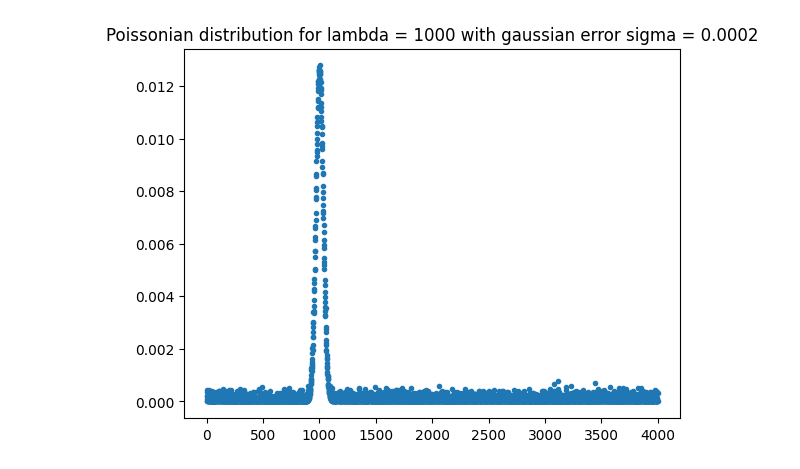
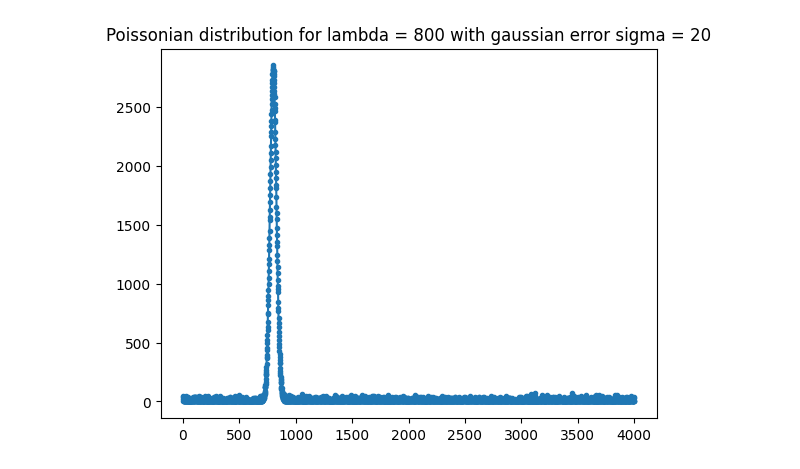
Before and after one commit to felixfisc/qBounce_turbine_sweetspot, a Jupyter notebook: learning_poisson_distribution.ipynb, the cells around one changed output. Drawn from its saved outputs; the diff is of its cells as text; code cells hidden in the pictures.

Commit message:
emulating poisson signal in the order of measured signal

```diff
--- a/learning_poisson_distribution.ipynb
+++ b/learning_poisson_distribution.ipynb
@@ -1,15 +1,17 @@
 # %%
 # play around with poissonian
 import numpy as np
-import math
+import pandas as pd
 from matplotlib import pyplot as plt
 from scipy.special import factorial
 
+from tof_helper_functions.tof_framework import RawTOFPointList, RebinnedTOFPointList, RawTOFPoint, RebinnedTOFPoint
+
 n = 4000
 n_max =  n-1
-A = 1
-lam =   1000
-sigma = 0.0002
+A = 200000
+lam =   800
+sigma = 20
 k_list = np.linspace(0,n_max,n)
 
 np.random.seed(0) # for reproducibility
@@ -19,32 +21,32 @@ def poissonian(k, lam):
     b = np.exp(-lam)
     c = factorial(k)
     return  a*b/c
 
 def poissonian2(A, k, lam): # optimized for large values of k and lam
     ln_a = k* np.log(lam)
     ln_b = -lam
     ln_c = np.log(factorial(k))
     if isinstance(k,np.ndarray):
         if len(k)>500: # Stirling approximation to 4th order for large k
             ln_c = k*np.log(k) - k +0.5*np.log(2*k*np.pi) + 1/(12*k)
     return  A * np.exp(ln_a + ln_b - ln_c)
 
 def poissonian_with_gaussian_err(k, lam, sigma):
     a = pow(lam, k)
     b = np.exp(-lam)
     c = factorial(k)
     return  k + np.random.normal(0,sigma)
 
 gaussian_error_list = [np.random.normal(0,sigma) for i in k_list]
 for a in range(len(gaussian_error_list)):
     if gaussian_error_list[a]<0:
         gaussian_error_list[a]=0
 poisson_signal_list = poissonian2(A, k_list, lam=lam)
 signal_with_noise_list = poisson_signal_list+gaussian_error_list
 
-plt.plot(k_list, signal_with_noise_list, '.')
+plt.plot(k_list, signal_with_noise_list, marker='.')
 plt.title(f"Poissonian distribution for lambda = {lam} with gaussian error sigma = {sigma}")
 #plt.legend()
 plt.show()
 # %% [output]
-[figure, old version]
+[figure, new version]
```
Also changed, not shown: parts of 1 cell of this notebook.
